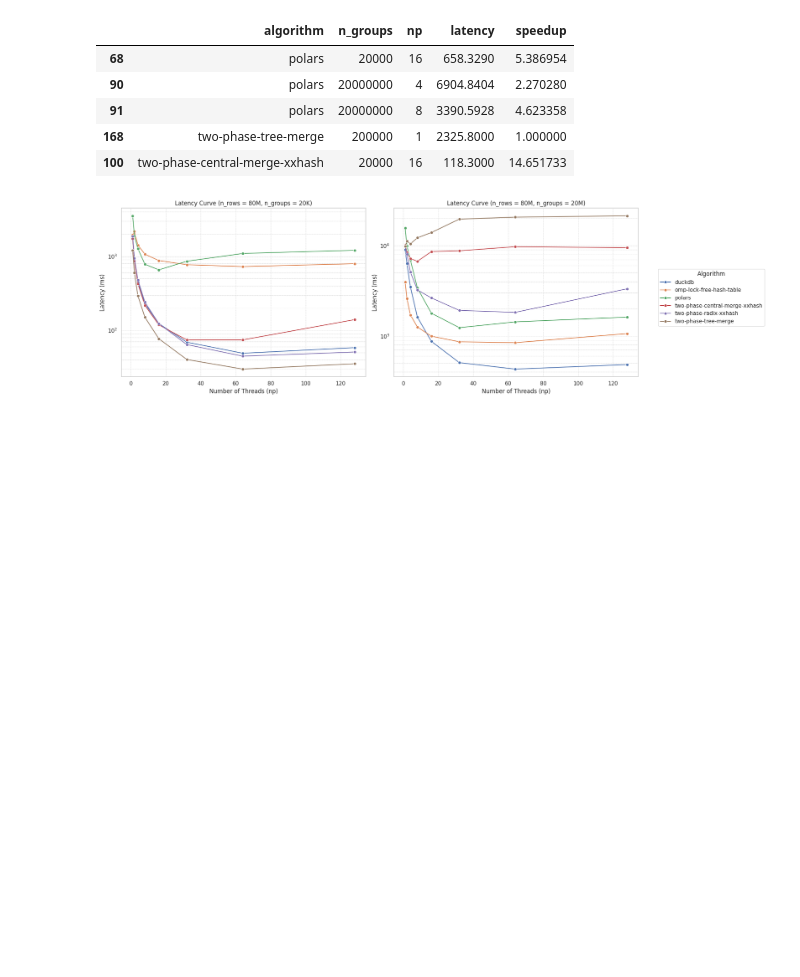
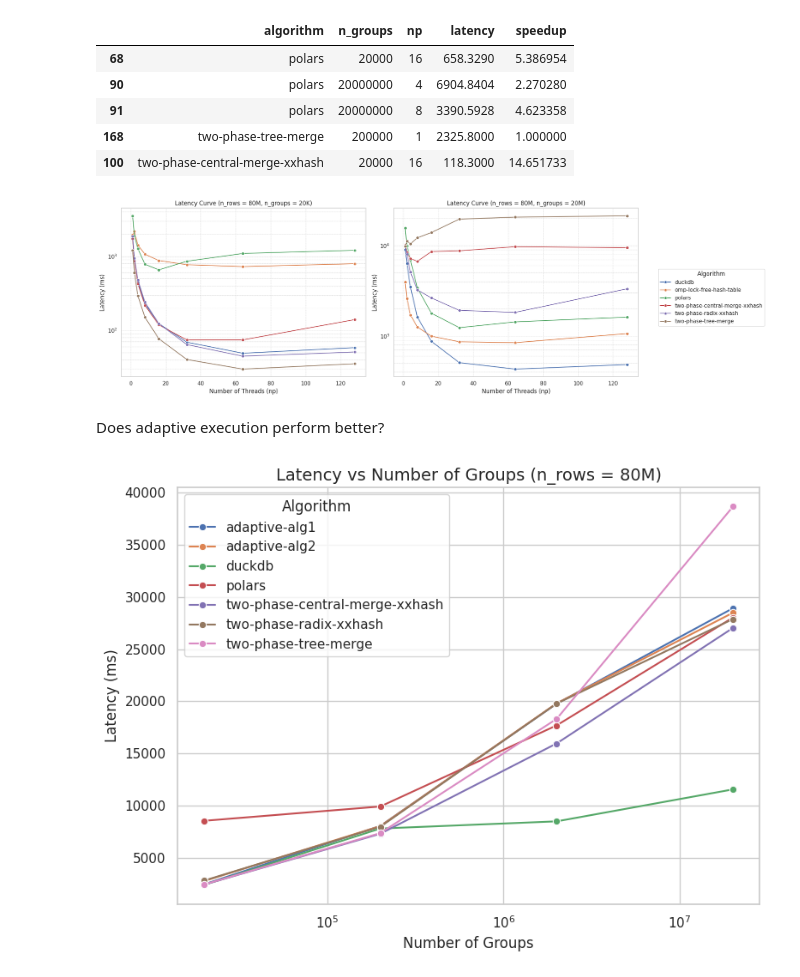
Before and after one commit to haok1402/parallel-groupby, a Jupyter notebook: analyze.ipynb, the cells around one changed output. Cells and saved outputs as stored; diff of their text form; code cells hidden in the pictures; blank space fills up the shorter version.

Commit message:
added the plotting with adaptive strategies

```diff
--- a/analyze.ipynb
+++ b/analyze.ipynb
@@ -139,3 +139,51 @@ plt.savefig("results/latency_curve_ngroups_20K_20M.png", dpi=300, bbox_inches='t
 plt.show()
 # %% [output]
 [figure]
+# %% [markdown]
+Does adaptive execution perform better?
+# %%
+import pandas as pd
+import seaborn as sns
+import matplotlib.pyplot as plt
+
+# Step 1: Load the data
+df = pd.read_parquet(
+    "results/adaptive.parquet",
+    columns=["algorithm", "n_groups", "np", "trial_id", "value"],
+    filters=[
+        ("dist", "==", "uniform"),
+        ("n_rows", "==", 80_000_000),
+        ("attribute", "in", [
+            "aggregation_time",
+            "elapsed_time",
+        ]),
+        ("algorithm", "in", [
+            "adaptive-alg1", "adaptive-alg2",
+            "two-phase-central-merge-xxhash",
+            "two-phase-tree-merge",
+            "two-phase-radix-xxhash",
+            # "omp-lock-free-hash-table", # This comparison is unfair. It knows the number of rows ahead of time...
+            "duckdb", "polars",
+        ])
+    ],
+)
+
+# Step 2: Preprocess
+df["value"] = df["value"].apply(lambda x: float(x.removesuffix("ms")))
+df = df.rename(columns={"value": "latency"})
+df = df.groupby(["algorithm", "n_groups", "np"], as_index=False)["latency"].mean()
+
+# Step 3: Plotting
+sns.set_theme(style="whitegrid")
+plt.figure(figsize=(8, 6))
+sns.lineplot(data=df, x="n_groups", y="latency", hue="algorithm", marker="o")
+plt.xscale("log")
+plt.xlabel("Number of Groups", fontsize=12)
+plt.ylabel("Latency (ms)", fontsize=12)
+plt.title("Latency vs Number of Groups (n_rows = 80M)", fontsize=14)
+plt.legend(title="Algorithm", loc="best")
+plt.tight_layout()
+plt.savefig("results/latency_vs_groups.png", dpi=300)
+plt.show()
+# %% [output]
+[figure, added]
```
